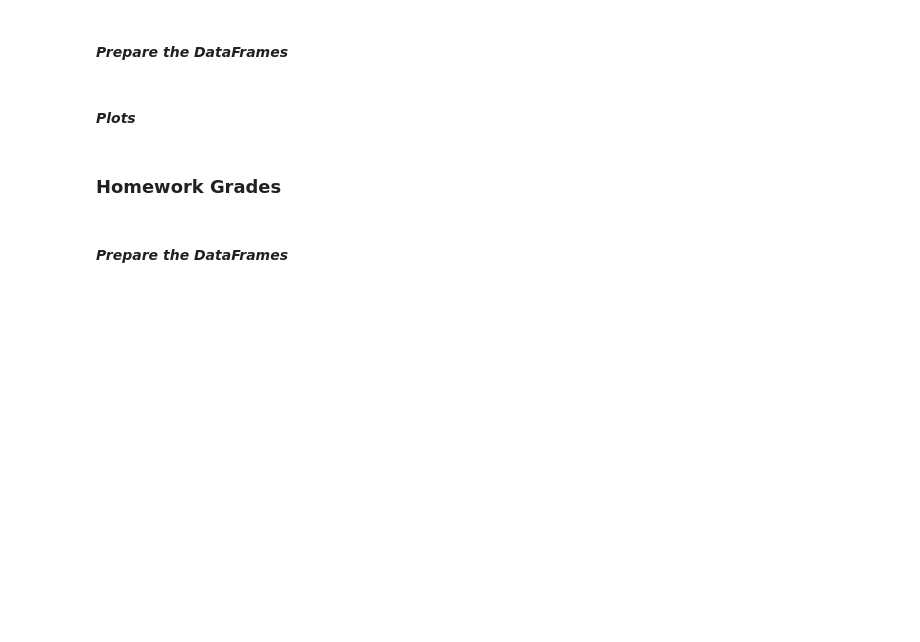
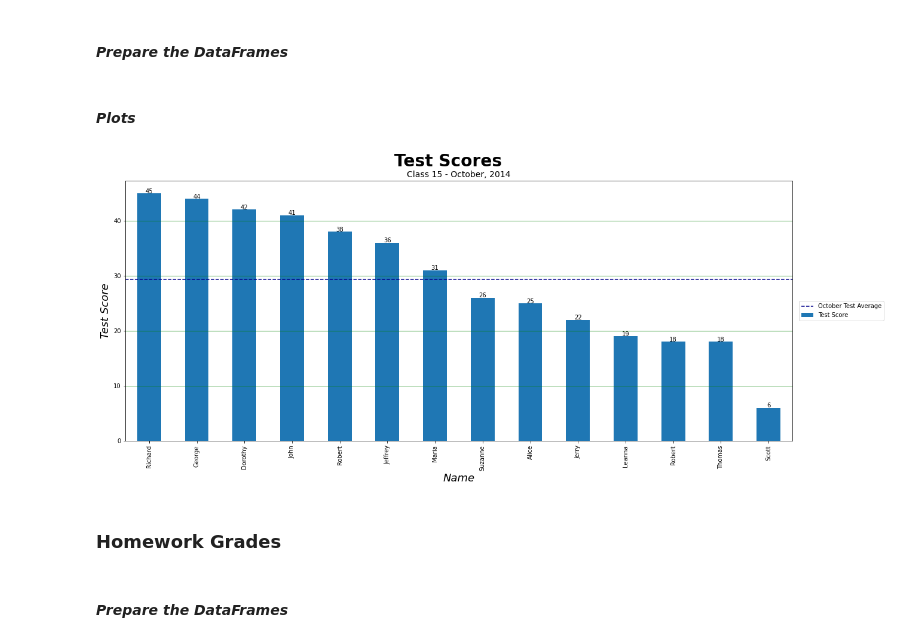
Before and after one commit to mikitz/china-students, a Jupyter notebook: (Teacher) [Monthly] Single Class Report.ipynb, the cells around one changed output. Cells and saved outputs as stored; diff of their text form; code cells hidden in the pictures; blank space fills up the shorter version.

```diff
--- a/(Teacher) [Monthly] Single Class Report.ipynb
+++ b/(Teacher) [Monthly] Single Class Report.ipynb
@@ -104,7 +104,7 @@ def fStandardDeviation(dataframe, column):
     dataframe = dataframe.astype({'MEAN_DIFF':'float32', 'STD_VAL':'int32'})
 # %%
 # Set the class ID
-tiClassID = 1
+tiClassID = 15
 # Get a list of Student IDs in this class
 lStudentsInCurrentClass = students['STUDENT_ID'].where(students['CLASS_ID'] == tiClassID)
 lStudentsInCurrentClass.dropna(how = 'all', inplace = True)
@@ -222,27 +222,30 @@ lTestPlots = []
 # %%
 # Current Month's Test Scores
 # Set the title
 oTitle = f"({tiMonth}-{tiYear}) Class {tiClassID} - Test Scores"
 # Plot the data
 ax = dfTestScoresDate.plot.bar(x = 'STUDENT_NAME_ENGLISH', y = 'TEST_SCORE', figsize=(20,8), label='Test Score')
 # Plot the this month's HW average score
 plt.axhline(y = oTestScoreMean, color = 'darkblue', linestyle = 'dashed', label = '{} Test Average'.format(oMonth))
 # Set up the legend
 plt.legend(bbox_to_anchor=(1.01, 0.5), loc='center left', borderaxespad=0)
 # Format the graph
 tSubtitle = 'Class {} - {}, {}'.format(tiClassID, oMonth, tiYear)
 plt.suptitle("Test Scores", size = 28, fontweight = "bold", y = 0.96, ha = 'center')
 ax.set_title(tSubtitle, size = 14, ha = 'center')
 ax.set_xlabel("Name", size = 18, style="italic")
 ax.set_ylabel("Test Score", size = 18, style="italic")
+ax.yaxis.grid(True, color = 'g')
 # Add labels
 fShowValuesOnBars(ax, 0)
 # Save the figure as png
 ax.figure.savefig(f"Images\{oTitle}.png", bbox_inches = 'tight')
 # Append the plot to a list
 lTestPlots.append(f"{oTitle}.png")
 # Close the plot to stop it dislaying
-plt.close()
+#plt.close()
+# %% [output]
+[figure, added]
 # %% [markdown]
 ### Homework Grades
 # %% [markdown]
```
Also changed, not shown: parts of 6 cells of this notebook, 12 other files.
